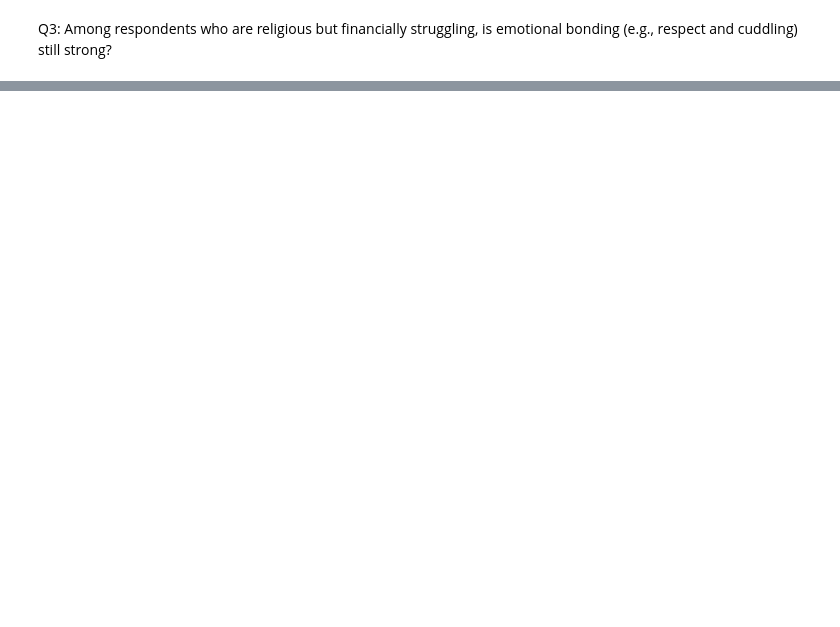
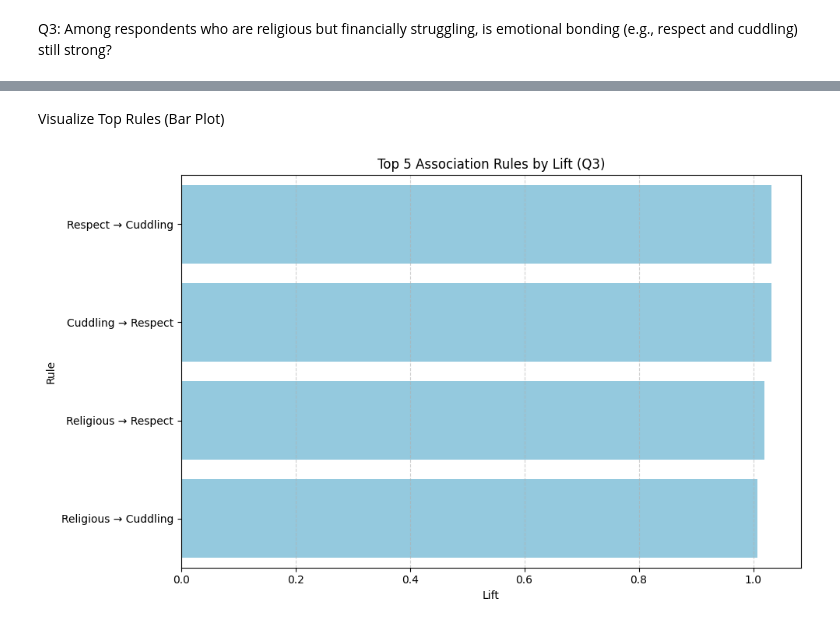
Before and after one commit to MelvinSiaw/Data-Mining, a Jupyter notebook: question3.ipynb, the cells around one changed output, grey strips where cells are left out. Saved outputs shown, nothing was run; the diff lists cells and outputs as text; code cells hidden in the pictures; blank space fills up the shorter version.

Commit message:
question3

```diff
--- a/question3.ipynb
+++ b/question3.ipynb
@@ -55,0 +13,33 @@ Average Emotional Bonding Scores (Religious & Financially Struggling Respondents
+# %%
+import pandas as pd
+
+# Step 1: Load dataset
+df = pd.read_csv("Marital-satisfaction_Data (1).csv")
+
+# Step 2: Rename unnamed columns to match questionnaire (Cuddling and Respect)
+df.rename(columns={df.columns[16]: "Cuddling", df.columns[17]: "Respect"}, inplace=True)
+
+# Step 3: Filter and copy target subgroup
+filtered_df = df[(df["Religiosity"] >= 5) & (df["Material_status"] >= 4)].copy()
+
+# Step 4: Convert to float and create binary flags
+filtered_df["Cuddling"] = filtered_df["Cuddling"].astype(float)
+filtered_df["Respect"] = filtered_df["Respect"].astype(float)
+filtered_df["Strong_Cuddling"] = filtered_df["Cuddling"] <= 2
+filtered_df["Strong_Respect"] = filtered_df["Respect"] <= 2
+
+# Step 5: Create transaction labels
+def label_items(row):
+    items = []
+    items.append("Religious")
+    items.append("Struggling")
+    if row["Strong_Cuddling"]:
+        items.append("Cuddling")
+    if row["Strong_Respect"]:
+        items.append("Respect")
+    return items
+
+transactions_q3 = filtered_df.apply(label_items, axis=1)
+
+# Display example transactions
+transactions_q3.head()
@@ -168,0 +315,16 @@ rules[['antecedents', 'consequents', 'support', 'confidence', 'lift']]
+# %% [markdown]
+Visualize Top Rules (Bar Plot)
+# %%
+top_rules = rules_df.head(5).copy()
+top_rules["Rule"] = top_rules["Antecedent"] + " → " + top_rules["Consequent"]
+
+plt.figure(figsize=(10, 6))
+sns.barplot(x="Lift", y="Rule", data=top_rules, color="skyblue")  # simpler
+plt.title("Top 5 Association Rules by Lift (Q3)")
+plt.xlabel("Lift")
+plt.ylabel("Rule")
+plt.grid(axis='x', linestyle='--', alpha=0.6)
+plt.tight_layout()
+plt.show()
+# %% [output]
+[figure, added]
```
Also changed, not shown: parts of 21 cells of this notebook.
